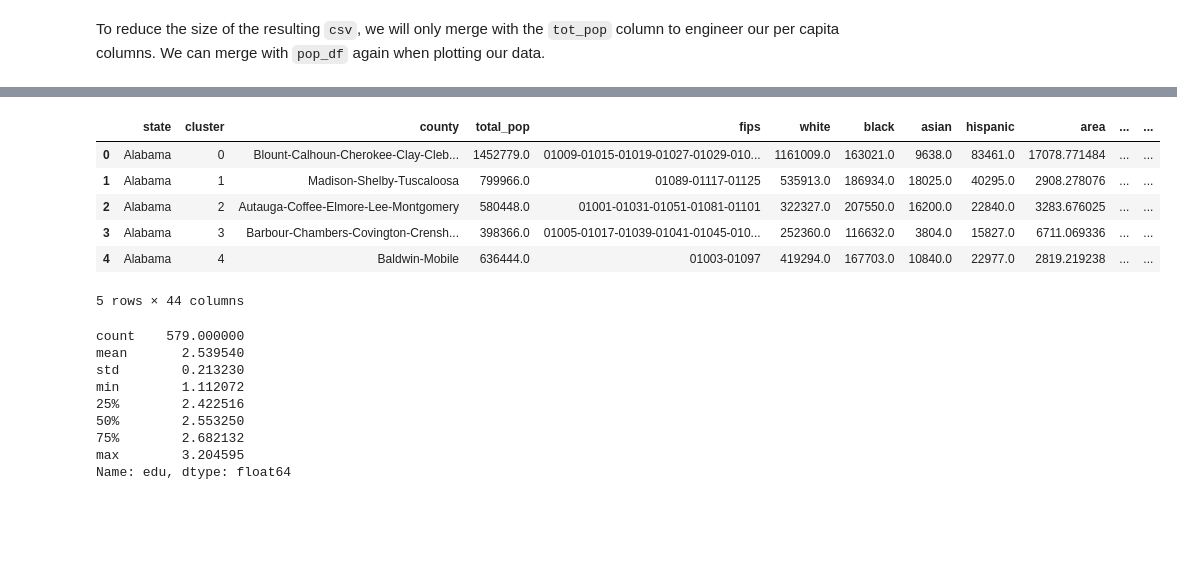
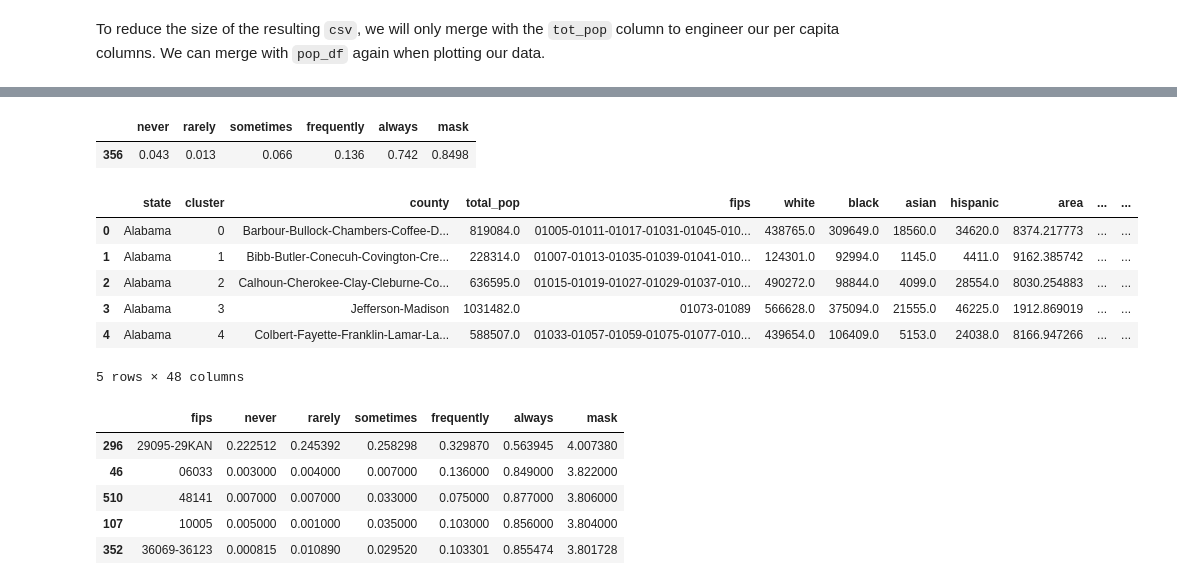
Before and after one commit to jydiw/covid-19-data, a Jupyter notebook: 3_combining-with-nytimes.ipynb, the cells around one changed output, grey strips where cells are left out. Cells and saved outputs as stored; diff of their text form; code cells hidden in the pictures; blank space fills up the shorter version.

```diff
--- a/3_combining-with-nytimes.ipynb
+++ b/3_combining-with-nytimes.ipynb
@@ -244,53 +245,64 @@ pop_df_ac = pop_clustered.agg(
     some_college=('some_college', sum),
     associates=('associates', sum),
     bachelors=('bachelors', sum),
-    graduate=('graduate', sum)
+    graduate=('graduate', sum),
+    never=('never', wm_pop),
+    rarely=('rarely', wm_pop),
+    sometimes=('sometimes', wm_pop),
+    frequently=('frequently', wm_pop),
+    always=('always', wm_pop)
 ).dropna().reset_index()
+# %%
+pop_df_ac[pop_df_ac['fips']=='36NYC'][['never',
+       'rarely', 'sometimes', 'frequently', 'always', 'mask']]
+# %% [output]
+|  | never | rarely | sometimes | frequently | always | mask |
+| 356 | 0.043 | 0.013 | 0.066 | 0.136 | 0.742 | 0.8498 |
 # %%
 pop_df_ac['pop_density'] = pop_df_ac['total_pop'] / pop_df_ac['area']
 
 cols = ['white', 'black', 'asian', 'hispanic', 'total_votes']
 for col in cols:
     pop_df_ac['per_' + col] = pop_df_ac[col] / pop_df_ac['total_pop']
 
 cols2 = ['votes_gop', 'votes_dem']
 for col in cols2:
     pop_df_ac['per_' + col] = pop_df_ac[col] / pop_df_ac['total_votes']
 
 cols3 = ['no_hs', 'some_hs', 'hs', 'some_college', 'associates', 'bachelors', 'graduate']
 for col in cols3:
     pop_df_ac['per_' + col] = pop_df_ac[col] / pop_df_ac['pop25']
 
-pop_df_ac['per_4y'] = (pop_df_ac['bachelors']+pop_df_ac['graduate']) / pop_df_ac['pop25']
-pop_df_ac['per_bhs'] = (pop_df_ac['no_hs']+pop_df_ac['some_hs']) / pop_df_ac['pop25']
+# educational attainment coefficient
+pop_df_ac['edu'] = pop_df_ac['per_some_hs'] + 2*pop_df_ac['per_hs'] \
+                   + 3*pop_df_ac['per_some_college'] + 4*pop_df_ac['per_associates'] \
+                   + 5*pop_df_ac['per_bachelors'] + 6*pop_df_ac['per_graduate']
+
+# mask wearing coefficient
+pop_df_ac['mask'] = pop_df_ac['rarely'] + 2*pop_df_ac['sometimes'] \
+                   + 3*pop_df_ac['frequently'] + 4*pop_df_ac['always']
+
+# pop_df_ac['per_4y'] = (pop_df_ac['bachelors']+pop_df_ac['graduate']) / pop_df_ac['pop25']
+# pop_df_ac['per_bhs'] = (pop_df_ac['no_hs']+pop_df_ac['some_hs']) / pop_df_ac['pop25']
 
 pop_df_ac['per_gop'] = pop_df_ac['votes_gop'] / (pop_df_ac['votes_gop'] + pop_df_ac['votes_dem'])
 pop_df_ac['gop'] = (pop_df_ac['votes_gop'] > pop_df_ac['votes_dem']).astype(int)
 
 pop_df_ac.head()
 # %% [output]
 |  | state | cluster | county | total_pop | fips | white | black | asian | hispanic | area | ... | ... |
-| 0 | Alabama | 0 | Blount-Calhoun-Cherokee-Clay-Cleb... | 1452779.0 | 01009-01015-01019-01027-01029-010... | 1161009.0 | 163021.0 | 9638.0 | 83461.0 | 17078.771484 | ... | ... |
-| 1 | Alabama | 1 | Madison-Shelby-Tuscaloosa | 799966.0 | 01089-01117-01125 | 535913.0 | 186934.0 | 18025.0 | 40295.0 | 2908.278076 | ... | ... |
-| 2 | Alabama | 2 | Autauga-Coffee-Elmore-Lee-Montgomery | 580448.0 | 01001-01031-01051-01081-01101 | 322327.0 | 207550.0 | 16200.0 | 22840.0 | 3283.676025 | ... | ... |
-| 3 | Alabama | 3 | Barbour-Chambers-Covington-Crensh... | 398366.0 | 01005-01017-01039-01041-01045-010... | 252360.0 | 116632.0 | 3804.0 | 15827.0 | 6711.069336 | ... | ... |
-| 4 | Alabama | 4 | Baldwin-Mobile | 636444.0 | 01003-01097 | 419294.0 | 167703.0 | 10840.0 | 22977.0 | 2819.219238 | ... | ... |
+| 0 | Alabama | 0 | Barbour-Bullock-Chambers-Coffee-D... | 819084.0 | 01005-01011-01017-01031-01045-010... | 438765.0 | 309649.0 | 18560.0 | 34620.0 | 8374.217773 | ... | ... |
+| 1 | Alabama | 1 | Bibb-Butler-Conecuh-Covington-Cre... | 228314.0 | 01007-01013-01035-01039-01041-010... | 124301.0 | 92994.0 | 1145.0 | 4411.0 | 9162.385742 | ... | ... |
+| 2 | Alabama | 2 | Calhoun-Cherokee-Clay-Cleburne-Co... | 636595.0 | 01015-01019-01027-01029-01037-010... | 490272.0 | 98844.0 | 4099.0 | 28554.0 | 8030.254883 | ... | ... |
+| 3 | Alabama | 3 | Jefferson-Madison | 1031482.0 | 01073-01089 | 566628.0 | 375094.0 | 21555.0 | 46225.0 | 1912.869019 | ... | ... |
+| 4 | Alabama | 4 | Colbert-Fayette-Franklin-Lamar-La... | 588507.0 | 01033-01057-01059-01075-01077-010... | 439654.0 | 106409.0 | 5153.0 | 24038.0 | 8166.947266 | ... | ... |
-5 rows × 44 columns
+5 rows × 48 columns
-# %%
-# educational attainment factor
-
-pop_df_ac['edu'] = pop_df_ac['per_some_hs'] + 2*pop_df_ac['per_hs'] \
-                   + 3*pop_df_ac['per_some_college'] + 4*pop_df_ac['per_associates'] \
-                   + 5*pop_df_ac['per_bachelors'] + 6*pop_df_ac['per_graduate'] \
-                   / sum(range(0,7))
-pop_df_ac['edu'].describe()
-# %% [output]
-count    579.000000
-mean       2.539540
-std        0.213230
-min        1.112072
-25%        2.422516
-50%        2.553250
-75%        2.682132
-max        3.204595
-Name: edu, dtype: float64
+# %%
+pop_df_ac.sort_values(by='mask', ascending=False).head()[['fips', 'never', 'rarely', 'sometimes', 'frequently', 'always', 'mask']]
+# %% [output]
+|  | fips | never | rarely | sometimes | frequently | always | mask |
+| 296 | 29095-29KAN | 0.222512 | 0.245392 | 0.258298 | 0.329870 | 0.563945 | 4.007380 |
+| 46 | 06033 | 0.003000 | 0.004000 | 0.007000 | 0.136000 | 0.849000 | 3.822000 |
+| 510 | 48141 | 0.007000 | 0.007000 | 0.033000 | 0.075000 | 0.877000 | 3.806000 |
+| 107 | 10005 | 0.005000 | 0.001000 | 0.035000 | 0.103000 | 0.856000 | 3.804000 |
+| 352 | 36069-36123 | 0.000815 | 0.010890 | 0.029520 | 0.103301 | 0.855474 | 3.801728 |
```
Also changed, not shown: parts of 16 cells of this notebook, 10 other files.
